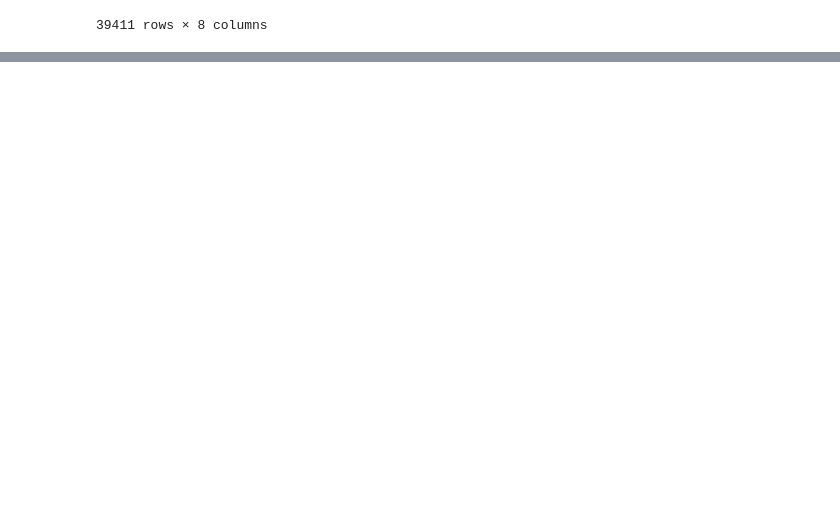
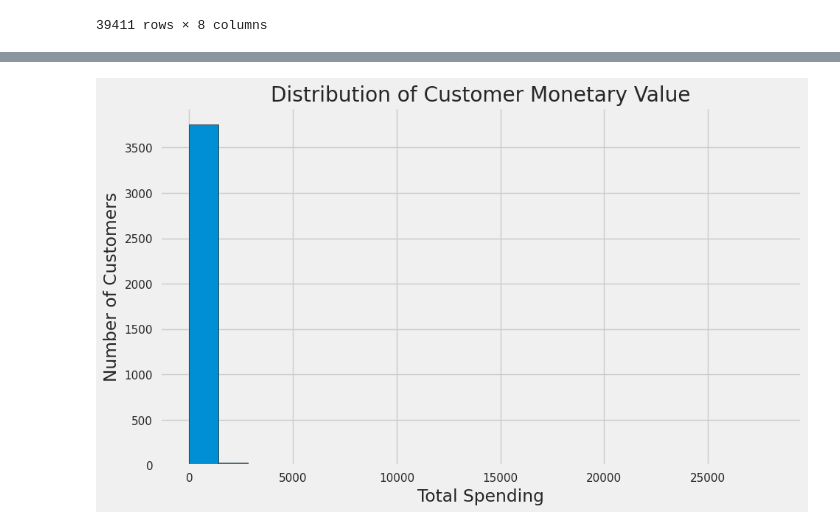
Before and after one commit to andidprastyo/Data-Analyst-Projects, a Jupyter notebook: Data Analysis/E-Commerce Sales Analysis 1/analysis.ipynb, the cells around one changed output, grey strips where cells are left out. Cells and saved outputs as stored; diff of their text form; code cells hidden in the pictures; blank space fills up the shorter version.

```diff
--- a/Data Analysis/E-Commerce Sales Analysis 1/analysis.ipynb
+++ b/Data Analysis/E-Commerce Sales Analysis 1/analysis.ipynb
@@ -90,0 +127,11 @@ df
+# %%
+# Plot the distribution of customer monetary value (total spending)
+plt.figure(figsize=(10, 6))
+plt.hist(customer_purchase_behavior['TotalSpending'], bins=20, edgecolor='k')
+plt.xlabel('Total Spending')
+plt.ylabel('Number of Customers')
+plt.title('Distribution of Customer Monetary Value')
+plt.grid(True)
+plt.show()
+# %% [output]
+[figure, added]
```
Also changed, not shown: parts of 7 cells of this notebook.
